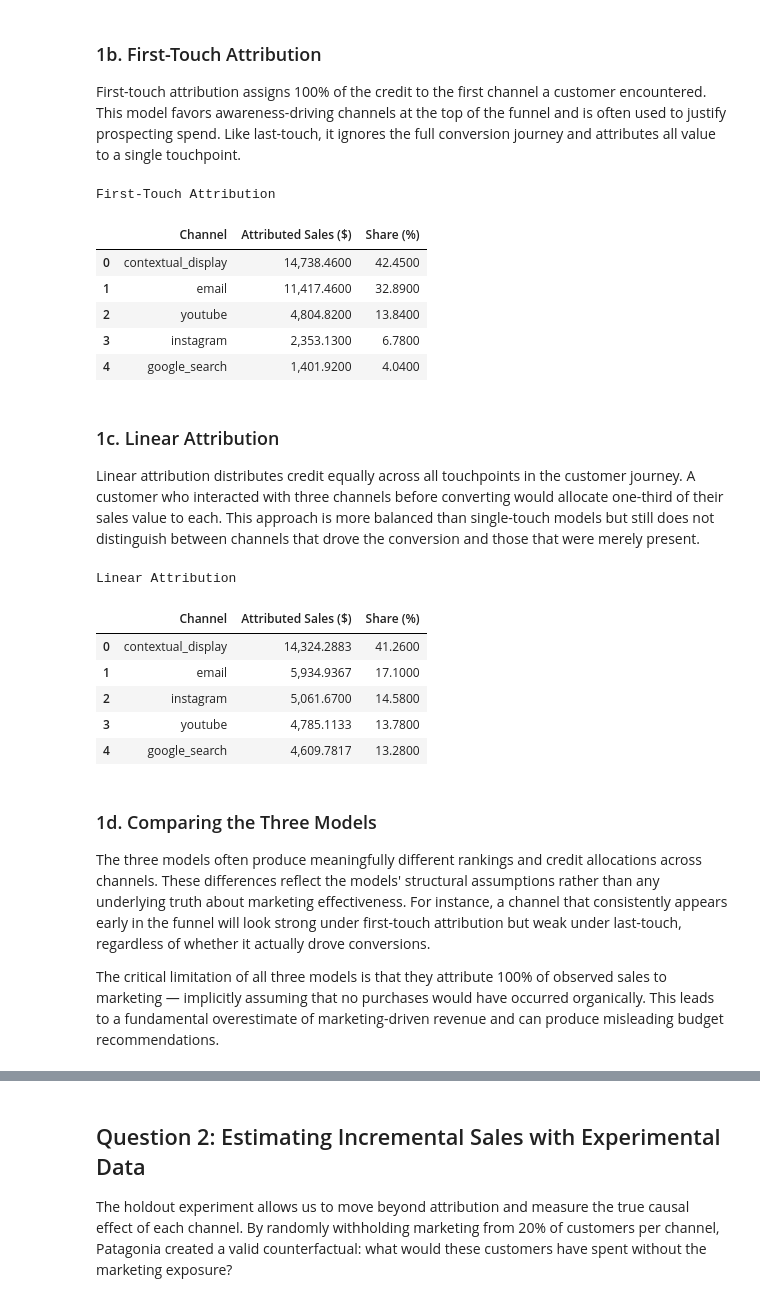
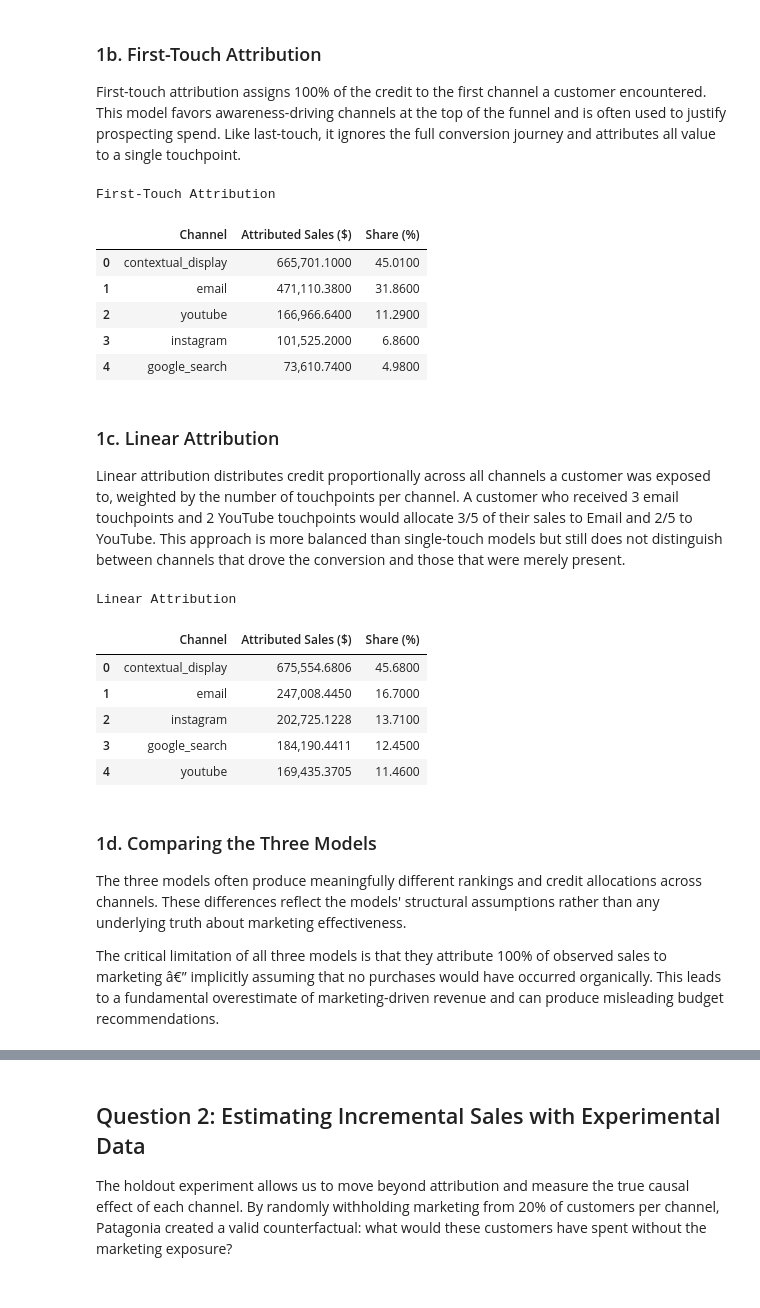
Before and after one commit to duydnguyenn/Patagonia_Attribution-Models-vs-Experiment, a Jupyter notebook: patagonia_attribution.ipynb, the cells around one changed output, grey strips where cells are left out. Cells and saved outputs as stored; diff of their text form; code cells hidden in the pictures.

```diff
--- a/patagonia_attribution.ipynb
+++ b/patagonia_attribution.ipynb
@@ -19,7 +19,7 @@ from scipy.stats import ttest_ind
 
 pd.set_option('display.float_format', '{:,.4f}'.format)
 
-df = pd.read_csv('data/sample.csv')
+df = pd.read_csv('data/patagonia.csv')
 print(f'Dataset shape: {df.shape}')
 df.head()
 # %% [output]
@@ -60,7 +65,12 @@ Last-Touch Attribution
 
 First-touch attribution assigns 100% of the credit to the first channel a customer encountered. This model favors awareness-driving channels at the top of the funnel and is often used to justify prospecting spend. Like last-touch, it ignores the full conversion journey and attributes all value to a single touchpoint.
 # %%
-first_touch = converters.groupby('first_touch')['sales'].sum().sort_values(ascending=False).reset_index()
+first_touch = (
+    converters.groupby('first_touch')['sales']
+    .sum()
+    .sort_values(ascending=False)
+    .reset_index()
+)
 first_touch.columns = ['Channel', 'Attributed Sales ($)']
 first_touch['Share (%)'] = (first_touch['Attributed Sales ($)'] / first_touch['Attributed Sales ($)'].sum() * 100).round(2)
 print('First-Touch Attribution')
@@ -68,46 +78,48 @@ first_touch
 # %% [output]
 First-Touch Attribution
 |  | Channel | Attributed Sales ($) | Share (%) |
-| 0 | contextual_display | 14,738.4600 | 42.4500 |
-| 1 | email | 11,417.4600 | 32.8900 |
-| 2 | youtube | 4,804.8200 | 13.8400 |
-| 3 | instagram | 2,353.1300 | 6.7800 |
-| 4 | google_search | 1,401.9200 | 4.0400 |
+| 0 | contextual_display | 665,701.1000 | 45.0100 |
+| 1 | email | 471,110.3800 | 31.8600 |
+| 2 | youtube | 166,966.6400 | 11.2900 |
+| 3 | instagram | 101,525.2000 | 6.8600 |
+| 4 | google_search | 73,610.7400 | 4.9800 |
 # %% [markdown]
 ### 1c. Linear Attribution
 
-Linear attribution distributes credit equally across all touchpoints in the customer journey. A customer who interacted with three channels before converting would allocate one-third of their sales value to each. This approach is more balanced than single-touch models but still does not distinguish between channels that drove the conversion and those that were merely present.
+Linear attribution distributes credit proportionally across all channels a customer was exposed to, weighted by the number of touchpoints per channel. A customer who received 3 email touchpoints and 2 YouTube touchpoints would allocate 3/5 of their sales to Email and 2/5 to YouTube. This approach is more balanced than single-touch models but still does not distinguish between channels that drove the conversion and those that were merely present.
 # %%
 channels = ['email', 'youtube', 'instagram', 'google_search', 'contextual_display']
+touchpoint_cols = [f'{ch}_touchpoints' for ch in channels]
 
-linear_credits = {ch: 0.0 for ch in channels}
+total_touchpoints = converters[touchpoint_cols].sum(axis=1)
+exposed = converters[total_touchpoints > 0].copy()
+exposed_totals = total_touchpoints[total_touchpoints > 0]
 
-for _, row in converters.iterrows():
-    seq = str(row['touchpoint_sequence'])
-    touched = [ch for ch in channels if ch in seq]
-    if len(touched) == 0:
-        continue
-    credit_per_channel = row['sales'] / len(touched)
-    for ch in touched:
-        linear_credits[ch] += credit_per_channel
+linear_credits = {}
+for ch in channels:
+    col = f'{ch}_touchpoints'
+    linear_credits[ch] = (exposed[col] / exposed_totals * exposed['sales']).sum()
 
-linear_touch = pd.DataFrame(list(linear_credits.items()), columns=['Channel', 'Attributed Sales ($)'])
-linear_touch = linear_touch.sort_values('Attributed Sales ($)', ascending=False).reset_index(drop=True)
+linear_touch = (
+    pd.DataFrame(list(linear_credits.items()), columns=['Channel', 'Attributed Sales ($)'])
+    .sort_values('Attributed Sales ($)', ascending=False)
+    .reset_index(drop=True)
+)
 linear_touch['Share (%)'] = (linear_touch['Attributed Sales ($)'] / linear_touch['Attributed Sales ($)'].sum() * 100).round(2)
 print('Linear Attribution')
 linear_touch
 # %% [output]
 Linear Attribution
 |  | Channel | Attributed Sales ($) | Share (%) |
-| 0 | contextual_display | 14,324.2883 | 41.2600 |
-| 1 | email | 5,934.9367 | 17.1000 |
-| 2 | instagram | 5,061.6700 | 14.5800 |
-| 3 | youtube | 4,785.1133 | 13.7800 |
-| 4 | google_search | 4,609.7817 | 13.2800 |
+| 0 | contextual_display | 675,554.6806 | 45.6800 |
+| 1 | email | 247,008.4450 | 16.7000 |
+| 2 | instagram | 202,725.1228 | 13.7100 |
+| 3 | google_search | 184,190.4411 | 12.4500 |
+| 4 | youtube | 169,435.3705 | 11.4600 |
 # %% [markdown]
 ### 1d. Comparing the Three Models
 
-The three models often produce meaningfully different rankings and credit allocations across channels. These differences reflect the models' structural assumptions rather than any underlying truth about marketing effectiveness. For instance, a channel that consistently appears early in the funnel will look strong under first-touch attribution but weak under last-touch, regardless of whether it actually drove conversions.
+The three models often produce meaningfully different rankings and credit allocations across channels. These differences reflect the models' structural assumptions rather than any underlying truth about marketing effectiveness.
 
-The critical limitation of all three models is that they attribute 100% of observed sales to marketing — implicitly assuming that no purchases would have occurred organically. This leads to a fundamental overestimate of marketing-driven revenue and can produce misleading budget recommendations.
+The critical limitation of all three models is that they attribute 100% of observed sales to marketing â€” implicitly assuming that no purchases would have occurred organically. This leads to a fundamental overestimate of marketing-driven revenue and can produce misleading budget recommendations.
 # %%
```
Also changed, not shown: parts of 50 cells of this notebook, 2 other files.
